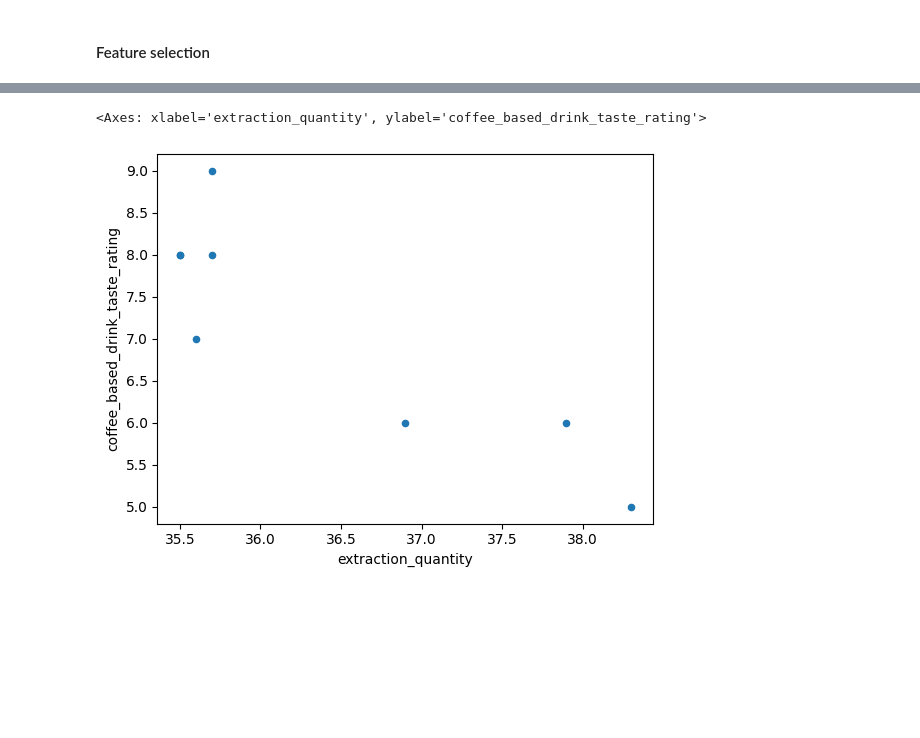
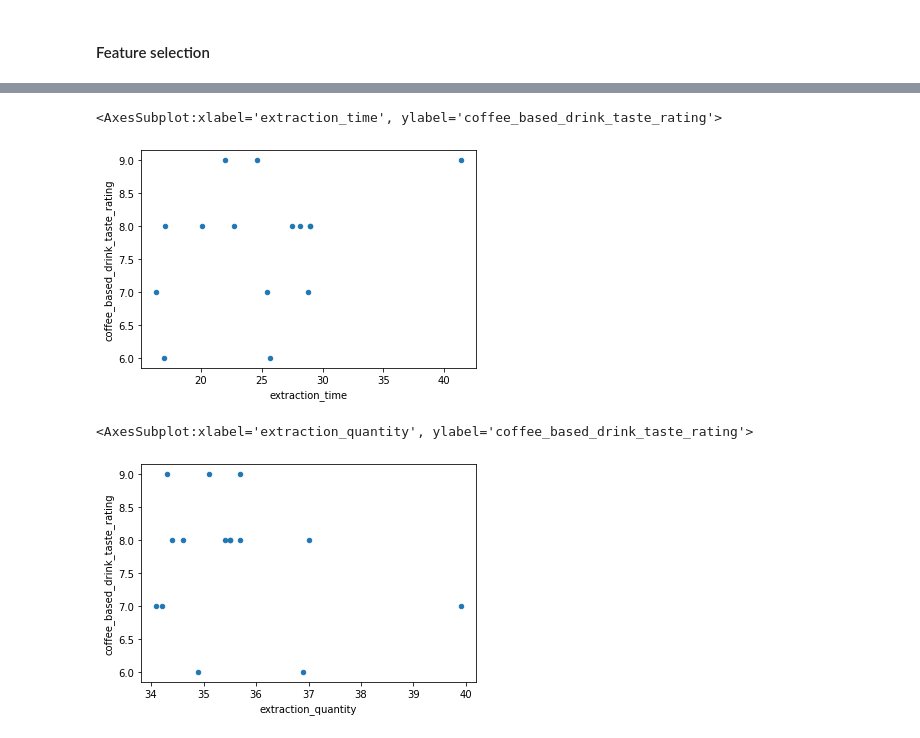
Before and after one commit to manuelmaior29/brewie, a Jupyter notebook: src/data-analysis.ipynb, the cells around one changed output, grey strips where cells are left out. Saved outputs shown, nothing was run; the diff lists cells and outputs as text; code cells hidden in the pictures; blank space fills up the shorter version.

```diff
--- a/src/data-analysis.ipynb
+++ b/src/data-analysis.ipynb
@@ -35,7 +28,10 @@ data.plot.scatter(x=var, y='coffee_based_drink_taste_rating')
-# %%
-var = 'extraction_quantity'
-data = pd.concat([df[var], df['coffee_based_drink_taste_rating']], axis=1)
-data.plot.scatter(x=var, y='coffee_based_drink_taste_rating')
-# %% [output]
-<Axes: xlabel='extraction_quantity', ylabel='coffee_based_drink_taste_rating'>
-[figure, removed]
+# %%
+df.plot.scatter(x='extraction_time', y='coffee_based_drink_taste_rating')
+# %% [output]
+<AxesSubplot:xlabel='extraction_time', ylabel='coffee_based_drink_taste_rating'>
+[figure, added]
+# %%
+df.plot.scatter(x='extraction_quantity', y='coffee_based_drink_taste_rating')
+# %% [output]
+<AxesSubplot:xlabel='extraction_quantity', ylabel='coffee_based_drink_taste_rating'>
+[figure, added]
```
Also changed, not shown: parts of 4 cells of this notebook.
